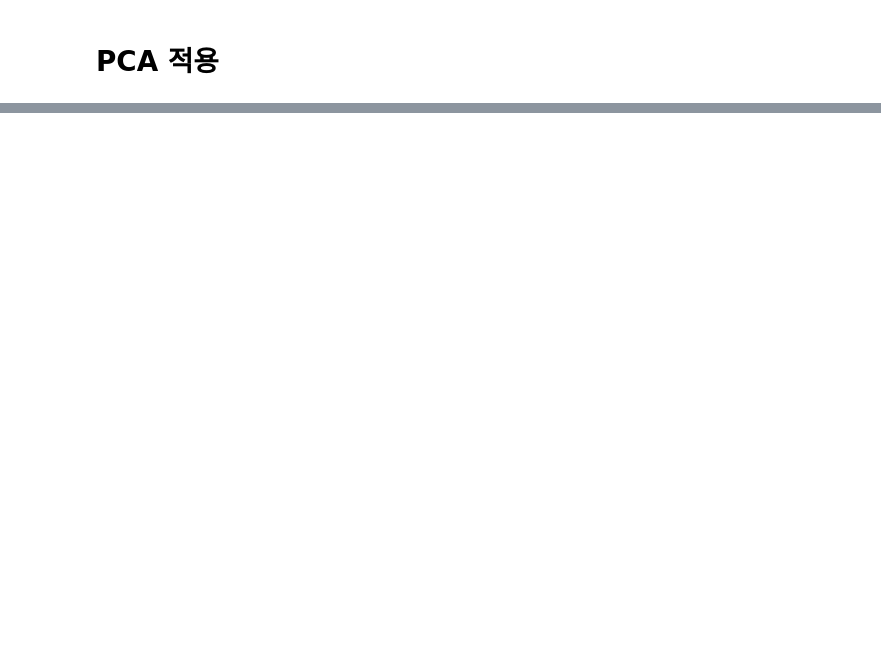
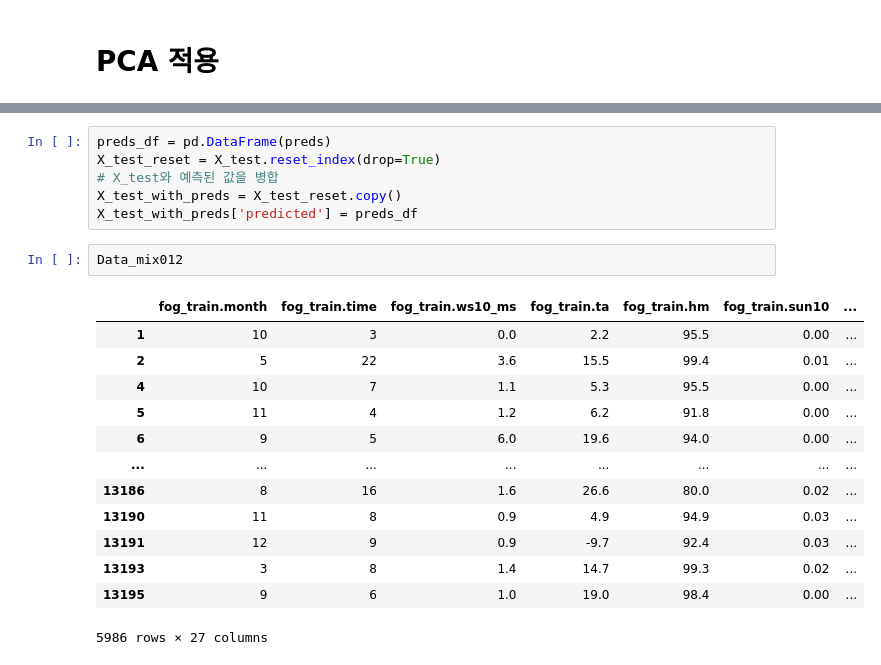
Before and after one commit to Burugi/2024-weather-data-contest, a Jupyter notebook: Data_preprocessing2.ipynb, the cells around one changed output, grey strips where cells are left out. Cells and saved outputs as stored; diff of their text form; blank space fills up the shorter version.

```diff
--- a/Data_preprocessing2.ipynb
+++ b/Data_preprocessing2.ipynb
@@ -154,0 +379,22 @@ Error:
+# %%
+preds_df = pd.DataFrame(preds)
+X_test_reset = X_test.reset_index(drop=True)
+# X_test와 예측된 값을 병합
+X_test_with_preds = X_test_reset.copy()
+X_test_with_preds['predicted'] = preds_df
+# %%
+Data_mix012
+# %% [output]
+|  | fog_train.month | fog_train.time | fog_train.ws10_ms | fog_train.ta | fog_train.hm | fog_train.sun10 | ... |
+| 1 | 10 | 3 | 0.0 | 2.2 | 95.5 | 0.00 | ... |
+| 2 | 5 | 22 | 3.6 | 15.5 | 99.4 | 0.01 | ... |
+| 4 | 10 | 7 | 1.1 | 5.3 | 95.5 | 0.00 | ... |
+| 5 | 11 | 4 | 1.2 | 6.2 | 91.8 | 0.00 | ... |
+| 6 | 9 | 5 | 6.0 | 19.6 | 94.0 | 0.00 | ... |
+| ... | ... | ... | ... | ... | ... | ... | ... |
+| 13186 | 8 | 16 | 1.6 | 26.6 | 80.0 | 0.02 | ... |
+| 13190 | 11 | 8 | 0.9 | 4.9 | 94.9 | 0.03 | ... |
+| 13191 | 12 | 9 | 0.9 | -9.7 | 92.4 | 0.03 | ... |
+| 13193 | 3 | 8 | 1.4 | 14.7 | 99.3 | 0.02 | ... |
+| 13195 | 9 | 6 | 1.0 | 19.0 | 98.4 | 0.00 | ... |
+5986 rows × 27 columns
```
Also changed, not shown: parts of 30 cells of this notebook, 1 other file.
